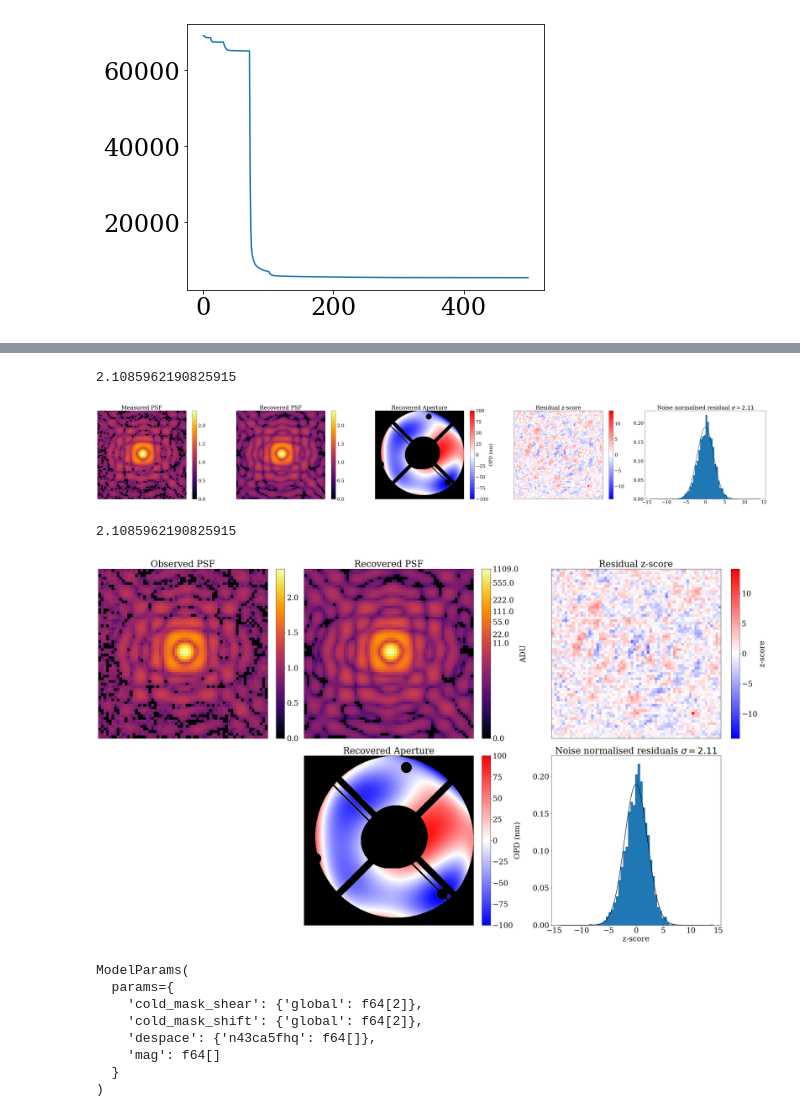
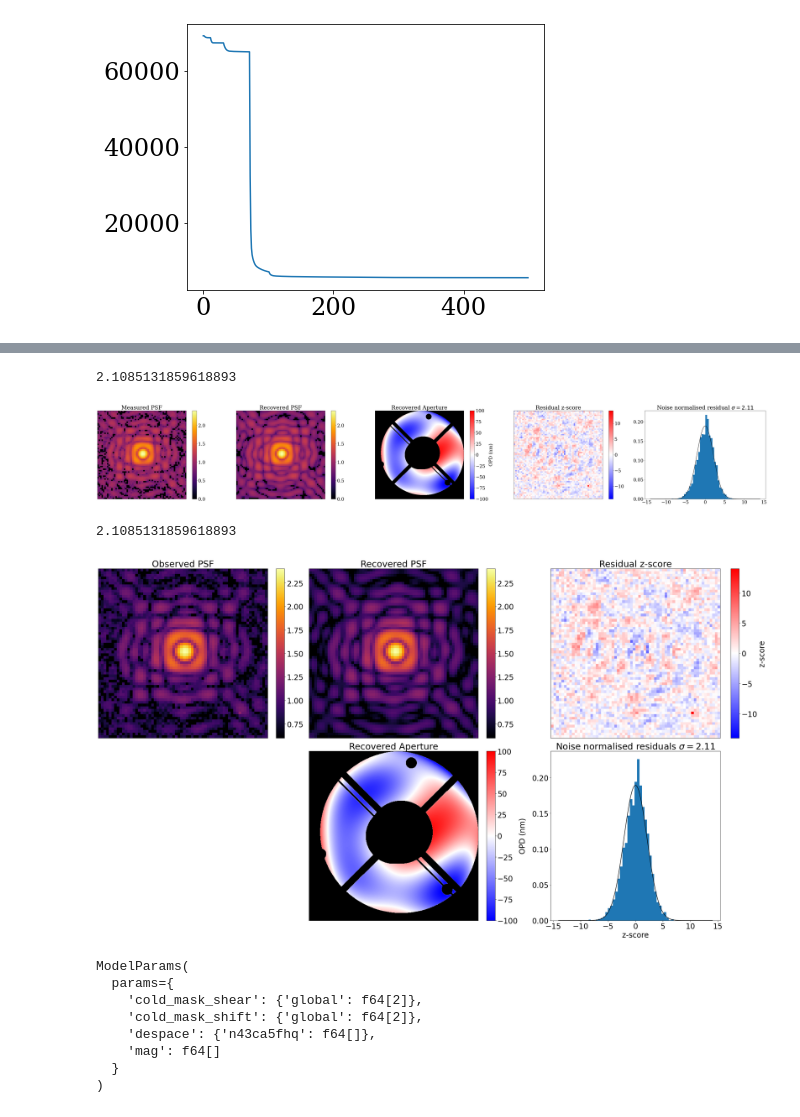
Before and after one commit to h-greer/hubble, a Jupyter notebook: notebooks/calibrator-fit-new.ipynb, the cells around one changed output, grey strips where cells are left out. Cells and saved outputs as stored; diff of their text form; code cells hidden in the pictures.

```diff
--- a/notebooks/calibrator-fit-new.ipynb
+++ b/notebooks/calibrator-fit-new.ipynb
@@ -67,26 +65,8 @@ optics = NICMOSSecondaryFresnelOptics(512, wid, oversample, mag=3.3, defocus=0.,
 
 detector = NICMOSDetector(oversample, wid)
 
-ddir = "../data/MAST_2024-09-22T03_37_01.724Z/HST/"
+spectrum_basis = np.ones((nwavels, npoly))
 
-basis_file = np.load("spectrum_basis.npy")[:,:npoly]
-
-spectrum_basis = ipx.interp1d(np.linspace(0,1,nwavels), np.linspace(0,1,basis_file.shape[0]), basis_file)
-spectrum_basis = spectrum_basis/np.sqrt(np.mean(spectrum_basis**2, axis=0))
-
-
-
-ddir = "../data/MAST_2025-03-06T11_35_52.340Z/HST/"
-
-
-exposures_single = [
-    #exposure_from_file(ddir + "n4be04sqq_cal.fits", SinglePointFit(spectrum_basis, "F110M"), crop=wid),
-    #exposure_from_file(ddir + "n4be02nqq_cal.fits", SinglePointFit(spectrum_basis, "F145M"), crop=wid),
-    #exposure_from_file(ddir + "n4be02nrq_cal.fits", SinglePointFit(spectrum_basis, "F110M"), crop=wid),
-    exposure_from_file(ddir + "n4be02nqq_cal.fits", SinglePointFit(spectrum_basis, "F145M"), crop=wid),
-    exposure_from_file(ddir + "n4be02nrq_cal.fits", SinglePointFit(spectrum_basis, "F165M"), crop=wid),
-    #exposure_from_file(ddir + "n4be06bzq_cal.fits", SinglePointFit(spectrum_basis, "F110M"), crop=wid),
-    ]
 
 ddir = "../data/MAST_2024-09-08T07_59_18.213Z/HST/"
 
@@ -273,7 +252,7 @@ final_params = optimise_optimistix(params_history[-1], model_single, exposures_s
 # %%
 plot_comparison(final_params.inject((model_single)), final_params, exposures_single)
 # %% [output]
-2.1085962190825915
+2.1085131859618893
 [figure]
 # %%
 from mpl_toolkits.axes_grid1 import make_axes_locatable
@@ -282,6 +261,9 @@ exp = exposures_single[0]
 fig, axs = plt.subplots(2,3, figsize=(30,20), layout='compressed')
 graticule = False
 save=False
+
+ivm = 6e-1
+
 
 cmap = matplotlib.colormaps['inferno']
 cmap.set_bad('k',1)
@@ -300,20 +282,20 @@ wid = fit.shape[0]
 telescope_frame = fit**0.125
 
 vm = max(np.nanmax(cropped_frame),np.nanmax(telescope_frame))
-cd=axs[0, 0].imshow(cropped_frame, vmin=0,vmax=vm,cmap=cmap)
+cd=axs[0, 0].imshow(cropped_frame, vmin=ivm,vmax=vm,cmap=cmap)
 plt.colorbar(cd,ax=axs[0,0])
 
 if graticule:
     axs[0, 0].axvline((wid-1)/2 + params.get(exp.map_param("positions"))[0], color='k',linestyle='--')
     axs[0, 0].axhline((wid-1)/2 + params.get(exp.map_param("positions"))[1], color='k',linestyle='--')
 
-tl=axs[0, 1].imshow(telescope_frame, vmin=0, vmax=vm,cmap=cmap)
+tl=axs[0, 1].imshow(telescope_frame, vmin=ivm, vmax=vm,cmap=cmap)
 cbar=plt.colorbar(tl,ax=axs[0,1])
-cbar.set_label("ADU")
-top = vm**8
-ticks = np.array([0, top, top/2, top/5, top/10, top/20, top/50, top/100])
-cbar.set_ticks(ticks**0.125)
-cbar.set_ticklabels(np.round(ticks))
+# cbar.set_label("ADU")
+# top = vm**8
+# #ticks = np.array([top, top/2, top/5, top/10, top/20, top/50, top/100, top/1000])
+# #cbar.set_ticks(ticks**0.125)
+# #cbar.set_ticklabels(np.round(ticks))
 
 
 if graticule:
@@ -356,35 +338,35 @@ ys = jsp.stats.norm.pdf(xs, scale=np.nanstd(resid))#/np.sqrt(np.nanstd(resid))
 
 axs[1,2].set_title(fr"Noise normalised residuals $\sigma ={np.nanstd(resid):.3}$")
 axs[1,2].hist(resid.flatten(), bins=51, density=True)
 axs[1,2].plot(xs, ys, c='k')
 axs[1,2].set_xlabel("z-score")
 #axs[1,2].set_ylabel("Counts")
 
 #lpdf = posterior(model,exp,return_im=True)#*nanmap
 #lpd = axs[4].imshow(lpdf)
 #plt.colorbar(lpd, ax=axs[4])
 
 axs[0,0].set_title("Observed PSF")
 axs[0,1].set_title("Recovered PSF")
 axs[1,1].set_title("Recovered Aperture")
 axs[0,2].set_title("Residual z-score")
 #axs[4].set_title("Log Likelihood Map")
 
 axs[1,0].set_axis_off()
 
 for i in range(3):
     for j in range(2):
         if (i,j) != (2,1):
             axs[j,i].set_xticks([])
             axs[j,i].set_yticks([])
 
 #fig.tight_layout()
 
 if save:
     fig.savefig(f"{save}_{f}.png")
 # %% [output]
-2.1085962190825915
+2.1085131859618893
-[figure, old version]
+[figure, new version]
 # %%
 # calculate fisher and make correlation matrix/corner plot
 # %%
```
Also changed, not shown: parts of 9 cells of this notebook, 4 other files.
